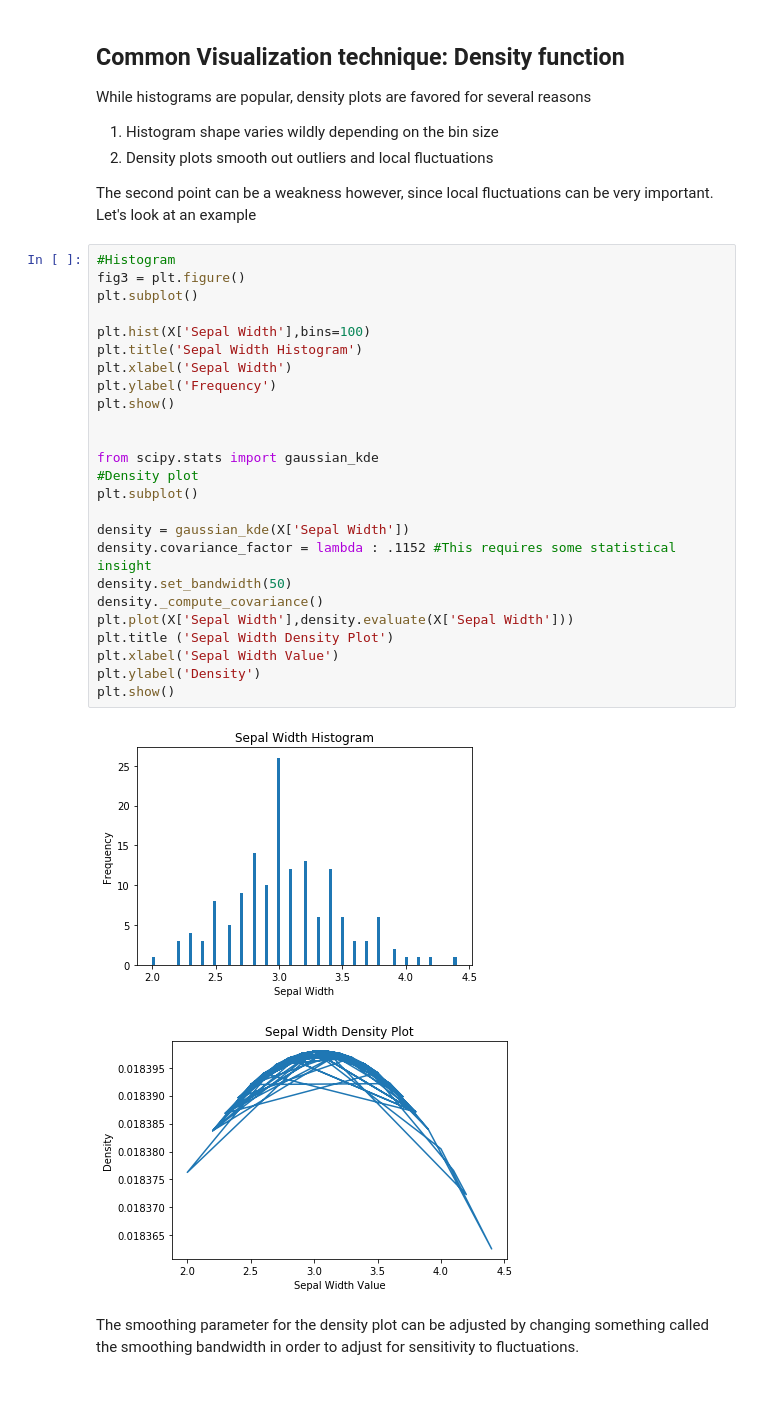
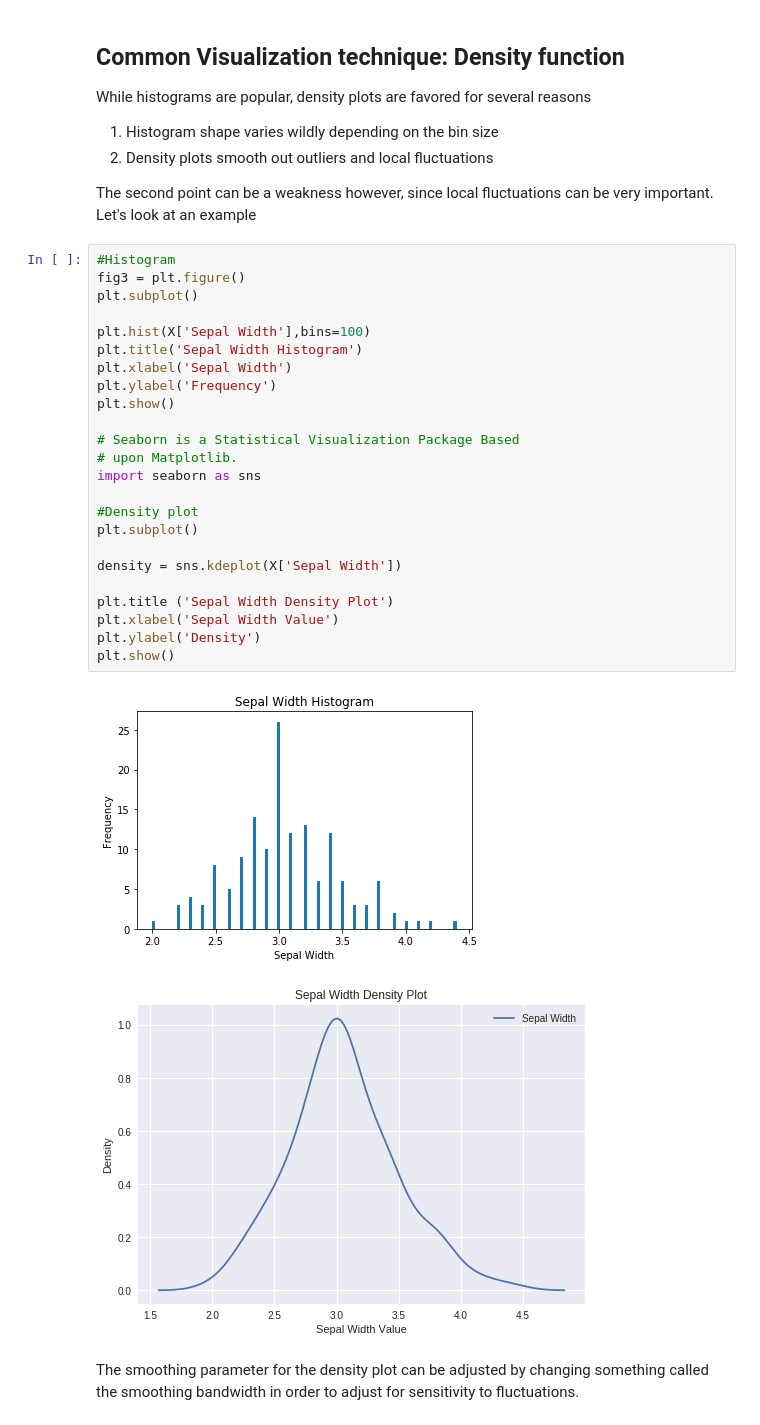
Before and after one commit to CornellDataScience/training-program-FA17, a Jupyter notebook: notes/LECTURE 3.ipynb, the cells around one changed output. Saved outputs shown, nothing was run; the diff lists cells and outputs as text; blank space fills up the shorter version.

```diff
--- a/notes/LECTURE 3.ipynb
+++ b/notes/LECTURE 3.ipynb
@@ -146,30 +146,29 @@ The second point can be a weakness however, since local fluctuations can be very
 # %%
 #Histogram
 fig3 = plt.figure()
 plt.subplot()
 
 plt.hist(X['Sepal Width'],bins=100)
 plt.title('Sepal Width Histogram')
 plt.xlabel('Sepal Width')
 plt.ylabel('Frequency')
 plt.show()
 
+# Seaborn is a Statistical Visualization Package Based
+# upon Matplotlib.
+import seaborn as sns
 
-from scipy.stats import gaussian_kde
 #Density plot
 plt.subplot()
 
-density = gaussian_kde(X['Sepal Width'])
-density.covariance_factor = lambda : .1152 #This requires some statistical insight
-density.set_bandwidth(50)
-density._compute_covariance()
-plt.plot(X['Sepal Width'],density.evaluate(X['Sepal Width']))
+density = sns.kdeplot(X['Sepal Width'])
+
 plt.title ('Sepal Width Density Plot')
 plt.xlabel('Sepal Width Value')
 plt.ylabel('Density')
 plt.show()
 # %% [output]
 [figure]
-[figure, old version]
+[figure, new version]
 # %% [markdown]
 The smoothing parameter for the density plot can be adjusted by changing something called the smoothing bandwidth in order to adjust for sensitivity to fluctuations.
```
Also changed, not shown: parts of 27 cells of this notebook, 16 other files.
